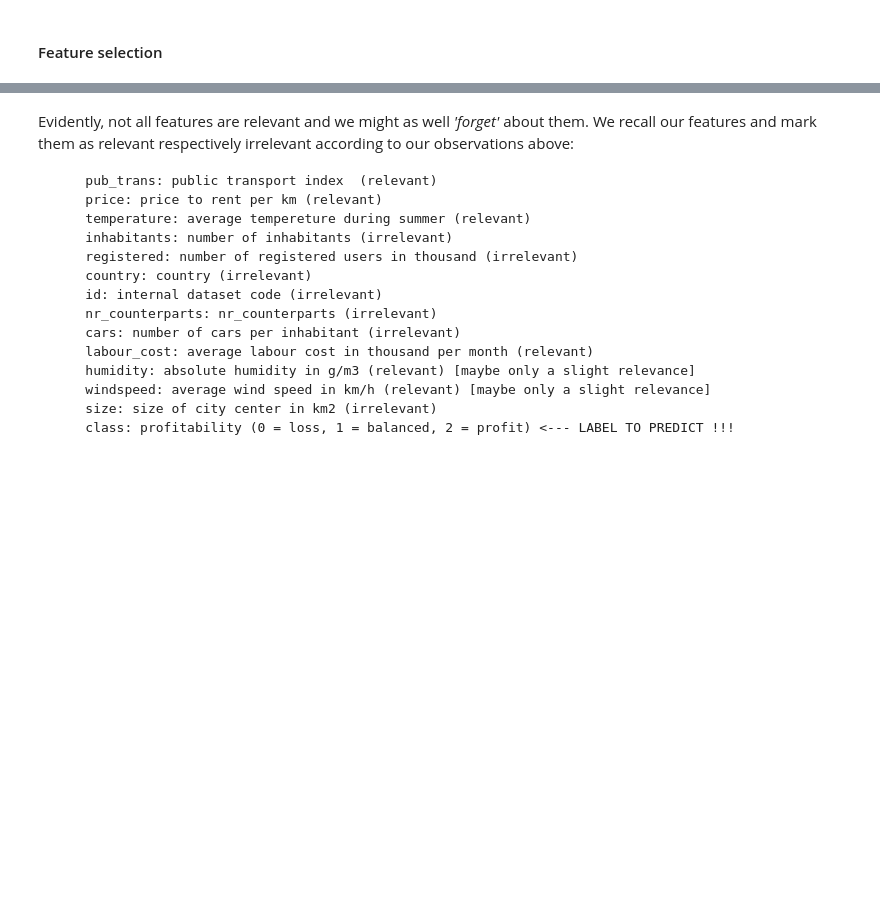
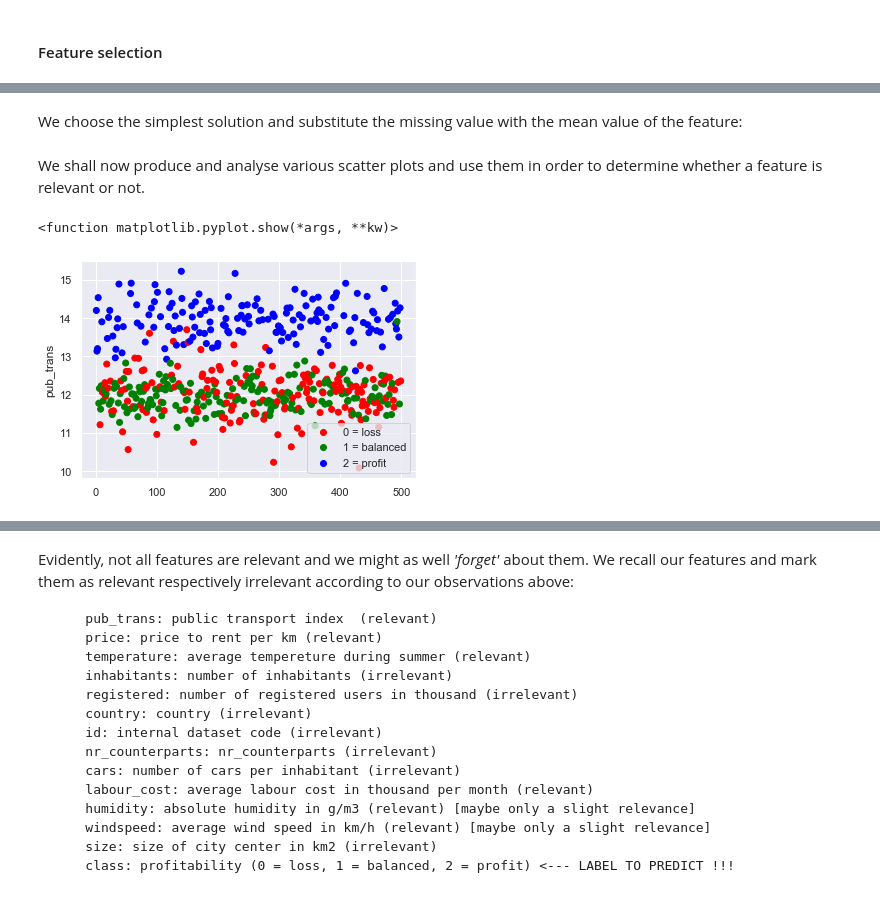
Before and after one commit to maximilian-janisch/2020-UZH-Random-Forests, a Jupyter notebook: Maximilian-Marco.ipynb, the cells around one changed output, grey strips where cells are left out. Cells and saved outputs as stored; diff of their text form; code cells hidden in the pictures; blank space fills up the shorter version.

Commit message:
Major update
Plots done, they follow now the exercise routine.
Data imputation for missing NaN values.
ToDo: F-Test.

```diff
--- a/Maximilian-Marco.ipynb
+++ b/Maximilian-Marco.ipynb
@@ -132,0 +153,24 @@ We will perform an _f-test_ for the significance of each numerical feature on th
+# %% [markdown]
+We choose the simplest solution and substitute the missing value with the mean value of the feature:
+# %%
+## Fixing NaN values in inhabitants feature
+inhabitants = x[:,3]
+mean_inhabitants = np.mean(x[inhabitants != '',3].astype(np.float))
+x[inhabitants == '', 3] = mean_inhabitants
+
+## Fixing NaN values in size feature
+sizes = x[:,12]
+mean_sizes = np.mean(x[sizes != '',12].astype(np.float))
+x[sizes == '', 12] = mean_sizes
+# %% [markdown]
+We shall now produce and analyse various scatter plots and use them in order to determine whether a feature is relevant or not.
+# %%
+classes = ["0 = loss", "1 = balanced", "2 = profit"]
+colors = ["red", "green", "blue"]
+scatter  = plt.scatter(range(1,500), x[:,0].astype(np.float), c=y[:,0].astype(np.float),  cmap=matplotlib.colors.ListedColormap(colors) )
+plt.ylabel(features_names[0])
+plt.legend(handles=scatter.legend_elements()[0], labels=classes)
+plt.show
+# %% [output]
+<function matplotlib.pyplot.show(*args, **kw)>
+[figure, added]
```
Also changed, not shown: parts of 31 cells of this notebook.
